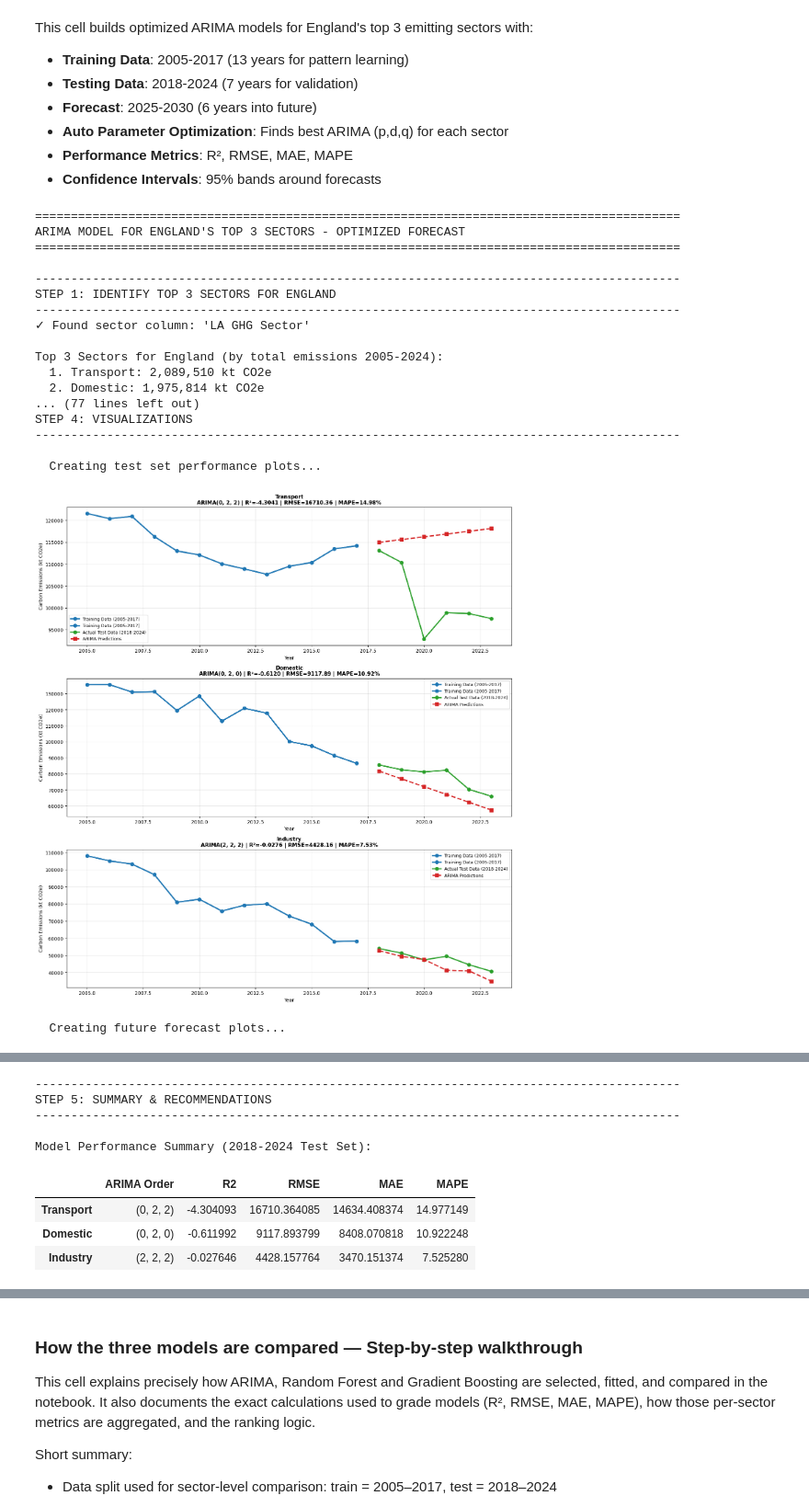
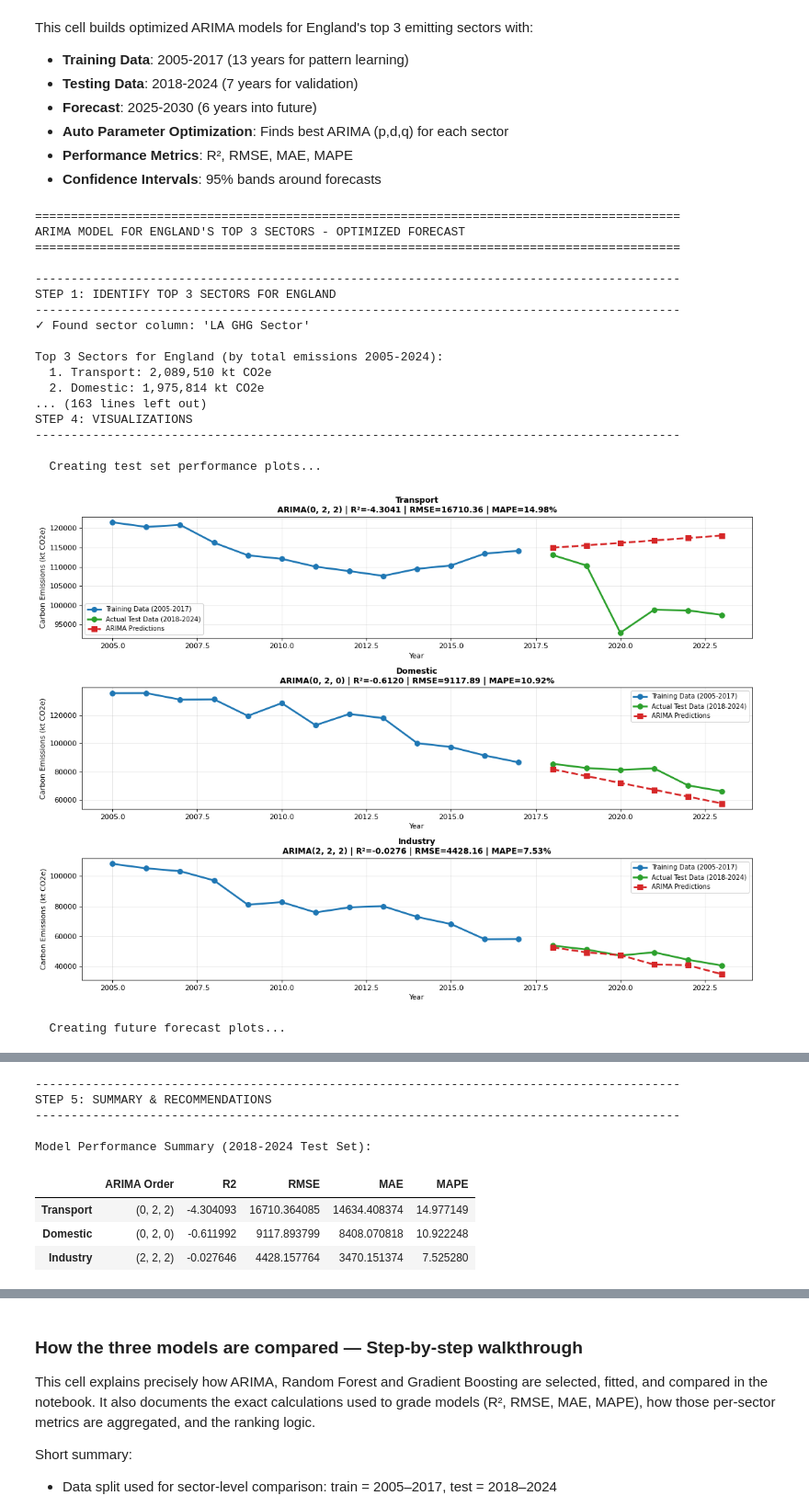
Before and after one commit to edwardleen95/Data-Science-FPR, a Jupyter notebook: Machine Learning model- ARIMA.ipynb, the cells around one changed output, grey strips where cells are left out. Shown at 92% size. Cells and saved outputs as stored; diff of their text form; code cells hidden in the pictures.

```diff
--- a/Machine Learning model- ARIMA.ipynb
+++ b/Machine Learning model- ARIMA.ipynb
@@ -635,7 +659,11 @@ if sector_col_england and not df_england.empty:
 
     # Plot 1: Test Set Performance
     print("\n  Creating test set performance plots...")
-    fig, axes = plt.subplots(n_sectors, 1, figsize=(14, 5*n_sectors))
+    # Cap height to avoid extremely tall images
+    height_in = min(5 * max(1, n_sectors), 10)
+    fig, axes = plt.subplots(n_sectors, 1, figsize=(14, height_in))
+    if n_sectors == 1:
+        axes = [axes]
     for idx, (sector_name, sector_data) in enumerate(sector_models.items()):
         ax = axes[idx]
         train_emissions = sector_data['train_data']
@@ -649,8 +677,6 @@ if sector_col_england and not df_england.empty:
         ax.plot(train_years, train_emissions, 'o-', label='Training Data (2005-2017)',
                linewidth=2.5, markersize=7, color='#1f77b4')
         train_years = np.arange(2005, 2018)
-        ax.plot(train_years, train_emissions, 'o-', label='Training Data (2005-2017)',
-               linewidth=2.5, markersize=7, color='#1f77b4')
 
         # Plot test data and predictions
         ax.plot(test_years, test_emissions, 'o-', label='Actual Test Data (2018-2024)',
@@ -667,11 +693,16 @@ if sector_col_england and not df_england.empty:
         ax.grid(True, alpha=0.3)
 
     plt.tight_layout()
-    plt.show()
+    # Use buffered display helper to avoid embedding very large images
+    fig = plt.gcf()
+    display_small_fig(fig, width=800, dpi=80)
 
     # Plot 2: Future Forecasts with Confidence Intervals
     print("  Creating future forecast plots...")
-    fig, axes = plt.subplots(n_sectors, 1, figsize=(14, 5*n_sectors))
+    height_in = min(5 * max(1, n_sectors), 10)
+    fig, axes = plt.subplots(n_sectors, 1, figsize=(14, height_in))
+    if n_sectors == 1:
+        axes = [axes]
     for idx, (sector_name, sector_data) in enumerate(sector_models.items()):
         ax = axes[idx]
 
@@ -722,7 +753,8 @@ if sector_col_england and not df_england.empty:
         ax.grid(True, alpha=0.3)
 
     plt.tight_layout()
-    plt.show()
+    fig = plt.gcf()
+    display_small_fig(fig, width=800, dpi=80)
 
     # Step 5: Summary Table and Recommendations
     print("\n" + "-"*90)
@@ -772,54 +804,33 @@ if sector_col_england and not df_england.empty:
 
         print(f"""
         MODEL PERFORMANCE SUMMARY:
         • Average R² Score across sectors: {avg_r2:.4f}
         • Average RMSE: {avg_rmse:.2f} kt CO2e
         • Average MAPE: {avg_mape:.2f}%
 
         INTERPRETATION:
         • R² = {avg_r2:.4f} means the model explains {avg_r2*100:.2f}% of emissions variance
         • MAPE = {avg_mape:.2f}% is the average percentage error across predictions
         • {'✓ GOOD model performance' if avg_r2 > 0.7 else '⚠ MODERATE model performance' if avg_r2 > 0.5 else '✗ POOR model performance - consider adding external variables'}
 
-        FORECAST OUTLOOK (2025-2030):
-        • Average predicted change: {forecast_df['Change 2024→2030'].mean():.2f}%
-        {'  → Emissions expected to DECREASE' if forecast_df['Change 2024→2030'].mean() < -2 else '  → Emissions relatively stable' if abs(forecast_df['Change 2024→2030'].mean()) <= 2 else '  → Emissions expected to INCREASE'}
-
-        RECOMMENDATIONS:
-        1. Use these forecasts as baseline scenarios for policy planning
-        2. Consider adding external regressors (GDP, policy events, energy mix)
-        3. Re-fit models annually with new data to maintain accuracy
-        4. Confidence intervals widen toward 2030 - use with caution for long-term planning
-        5. Compare ARIMA forecasts with Prophet/Random Forest for ensemble predictions
-
-        MODEL EQUATIONS (for documentation):
         """)
-
-        for sector_name in top_3_sector_names:
-            if sector_name in sector_models:
-                order = sector_models[sector_name]['order']
-                print(f"  • {sector_name}: ARIMA{order}")
-
-else:
-    print("✗ Could not identify sectors for England or insufficient data.")
-    print("  Ensure df_ce_long contains England data and a sector column.")
 # %% [output]
 ==========================================================================================
 ARIMA MODEL FOR ENGLAND'S TOP 3 SECTORS - OPTIMIZED FORECAST
 ==========================================================================================
 
 ------------------------------------------------------------------------------------------
 STEP 1: IDENTIFY TOP 3 SECTORS FOR ENGLAND
 ------------------------------------------------------------------------------------------
 ✓ Found sector column: 'LA GHG Sector'
 
 Top 3 Sectors for England (by total emissions 2005-2024):
   1. Transport: 2,089,510 kt CO2e
   2. Domestic: 1,975,814 kt CO2e
-... (77 lines left out)
+... (163 lines left out)
 STEP 4: VISUALIZATIONS
 ------------------------------------------------------------------------------------------
 
   Creating test set performance plots...
-[figure, old version]
+[figure, new version]
   Creating future forecast plots...
```
Also changed, not shown: parts of 18 cells of this notebook, 1 other file.
